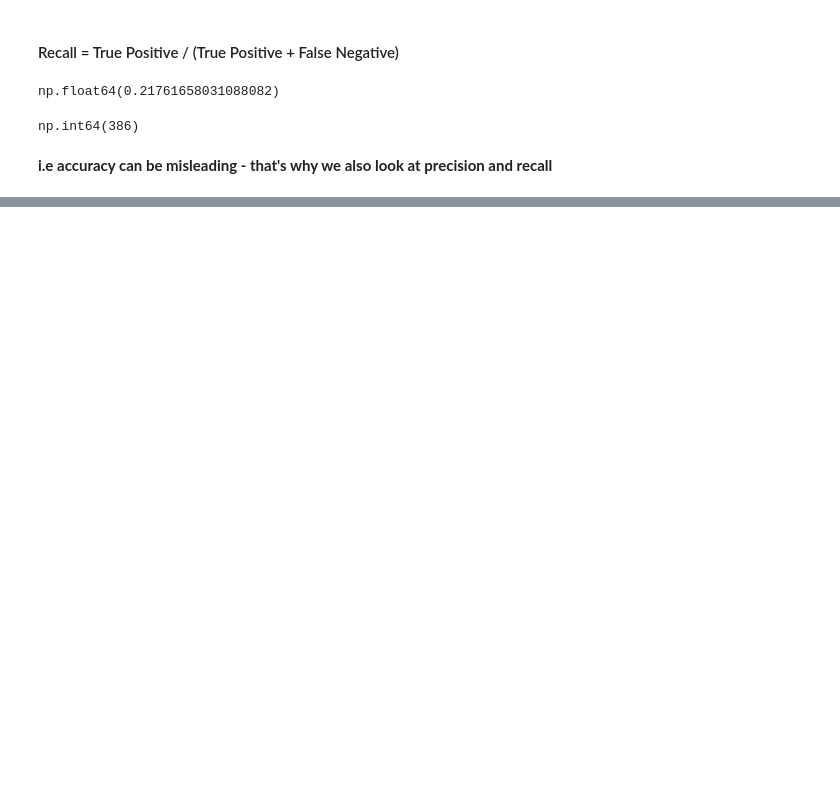
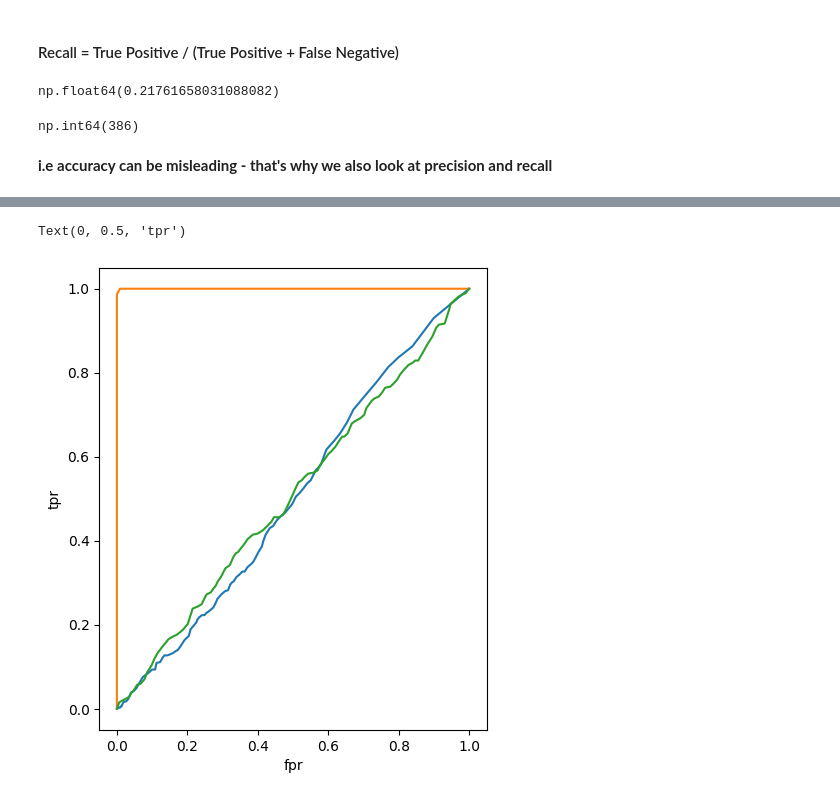
Before and after one commit to Rimsha-Bashir/machine-learning-zoomcamp, a Jupyter notebook: module-4 /eval-metrics/data-preparation.ipynb, the cells around one changed output, grey strips where cells are left out. Saved outputs shown, nothing was run; the diff lists cells and outputs as text; code cells hidden in the pictures; blank space fills up the shorter version.

```diff
--- a/module-4 /eval-metrics/data-preparation.ipynb
+++ b/module-4 /eval-metrics/data-preparation.ipynb
@@ -1393,0 +1575,12 @@ np.int64(386)
+# %%
+plt.figure(figsize=(5,6))
+
+plt.plot(df_scores.fpr, df_scores['tpr'], label = 'model')
+plt.plot(df_ideal.fpr, df_ideal['tpr'], label = 'ideal')
+plt.plot(df_rand.fpr, df_rand['tpr'], label = 'random')
+
+plt.xlabel('fpr')
+plt.ylabel('tpr')
+# %% [output]
+Text(0, 0.5, 'tpr')
+[figure, added]
```
Also changed, not shown: parts of 64 cells of this notebook, 1 other file.
